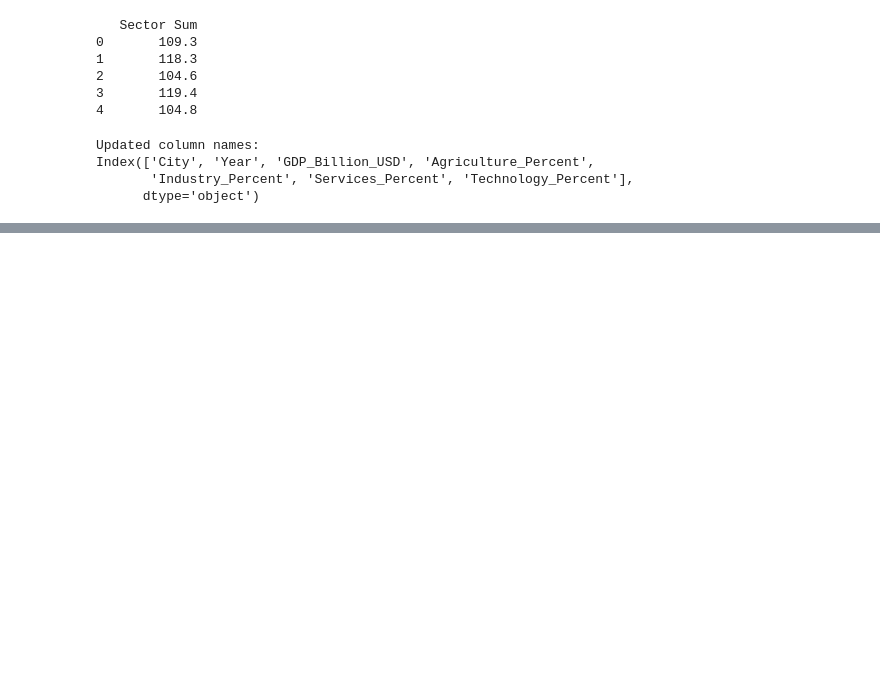
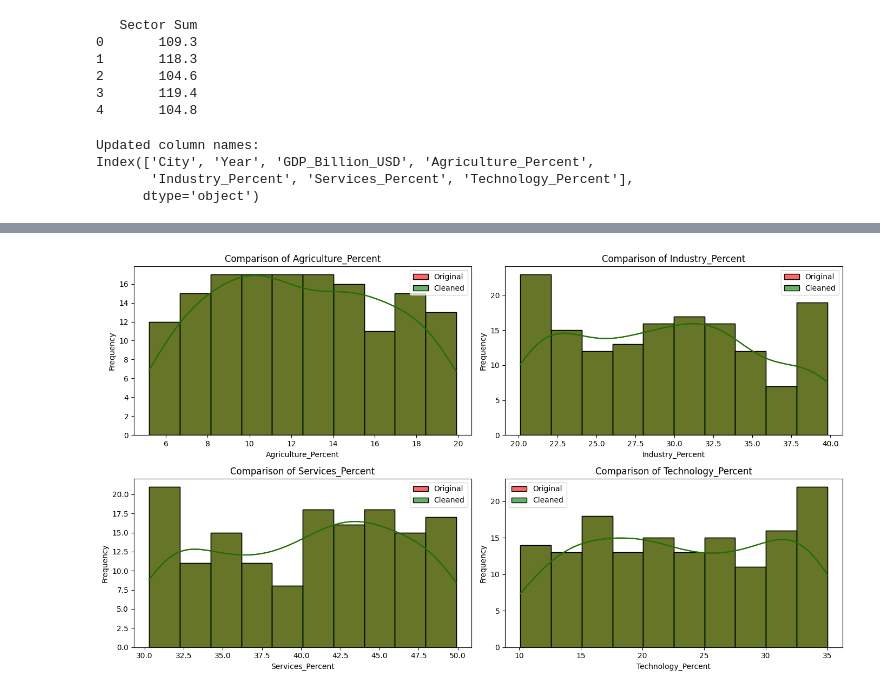
Before and after one commit to JOSHITHA6/GDP_PRODUCTIVITY_INFO, a Jupyter notebook: GDP_PRODUCTION.ipynb, the cells around one changed output, grey strips where cells are left out. Cells and saved outputs as stored; diff of their text form; code cells hidden in the pictures; blank space fills up the shorter version.

```diff
--- a/GDP_PRODUCTION.ipynb
+++ b/GDP_PRODUCTION.ipynb
@@ -150,0 +177,19 @@ fatal: Authentication failed for 'https://github.com/JOSHITHA6/GDP_PRODUCTIVITY_
+# %%
+# Compare histograms or boxplots before and after cleaning
+columns_to_compare = ['Agriculture_Percent', 'Industry_Percent', 'Services_Percent', 'Technology_Percent']
+
+plt.figure(figsize=(14, 8))
+
+for i, column in enumerate(columns_to_compare, 1):
+    plt.subplot(2, 2, i)
+    sns.histplot(data[column], color='red', label='Original', kde=True, bins=10, alpha=0.6)
+    sns.histplot(cleaned_data[column], color='green', label='Cleaned', kde=True, bins=10, alpha=0.6)
+    plt.title(f"Comparison of {column}")
+    plt.xlabel(column)
+    plt.ylabel("Frequency")
+    plt.legend()
+
+plt.tight_layout()
+plt.show()
+# %% [output]
+[figure, added]
```
Also changed, not shown: parts of 13 cells of this notebook.
